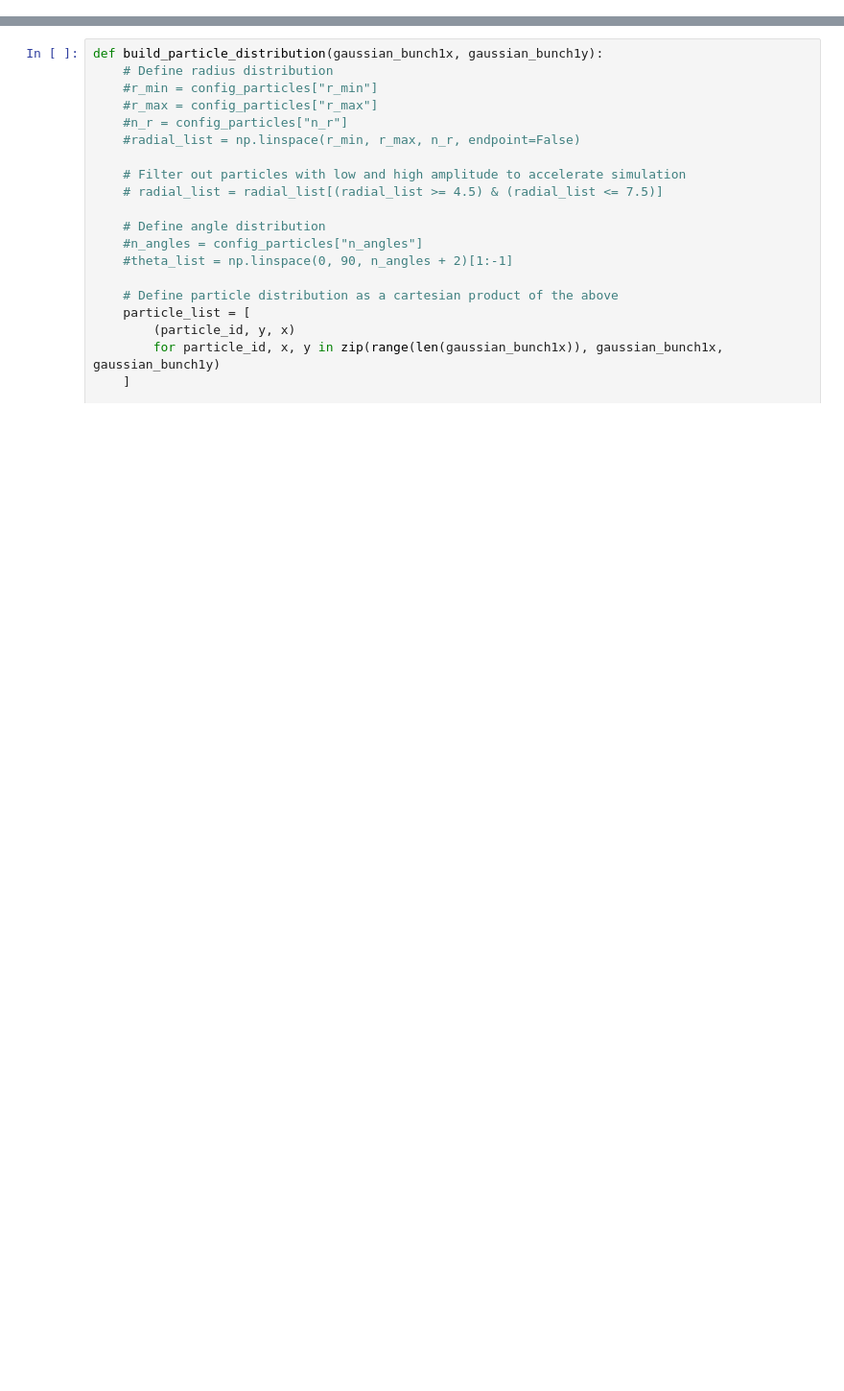
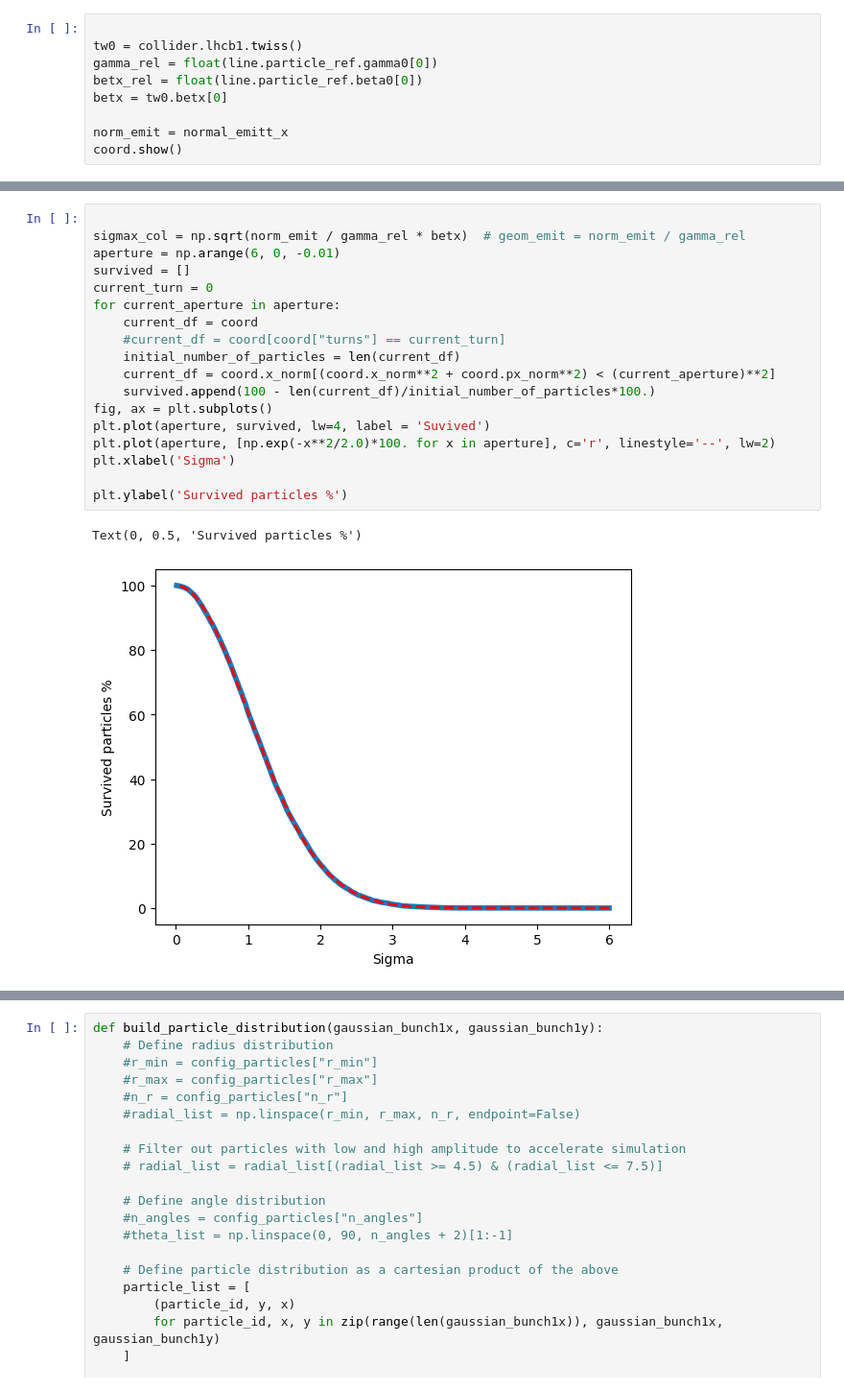
Before and after one commit to aradosla/Distribution_study, a Jupyter notebook: master_study/master_jobs/1_build_distr_and_collider/Read_collider_distribution.ipynb, the cells around one changed output, grey strips where cells are left out. Shown at 96% size. Saved outputs shown, nothing was run; the diff lists cells and outputs as text; blank space fills up the shorter version.

```diff
--- a/master_study/master_jobs/1_build_distr_and_collider/Read_collider_distribution.ipynb
+++ b/master_study/master_jobs/1_build_distr_and_collider/Read_collider_distribution.ipynb
@@ -83,0 +392,9 @@ Done compiling ContextCpu kernels.
+# %%
+
+tw0 = collider.lhcb1.twiss()
+gamma_rel = float(line.particle_ref.gamma0[0])
+betx_rel = float(line.particle_ref.beta0[0])
+betx = tw0.betx[0]
+
+norm_emit = normal_emitt_x
+coord.show()
@@ -83,0 +430,21 @@ Done compiling ContextCpu kernels.
+# %%
+
+sigmax_col = np.sqrt(norm_emit / gamma_rel * betx)  # geom_emit = norm_emit / gamma_rel
+aperture = np.arange(6, 0, -0.01)
+survived = []
+current_turn = 0
+for current_aperture in aperture:
+    current_df = coord
+    #current_df = coord[coord["turns"] == current_turn]
+    initial_number_of_particles = len(current_df)
+    current_df = coord.x_norm[(coord.x_norm**2 + coord.px_norm**2) < (current_aperture)**2]
+    survived.append(100 - len(current_df)/initial_number_of_particles*100.)
+fig, ax = plt.subplots()
+plt.plot(aperture, survived, lw=4, label = 'Suvived')
+plt.plot(aperture, [np.exp(-x**2/2.0)*100. for x in aperture], c='r', linestyle='--', lw=2)
+plt.xlabel('Sigma')
+
+plt.ylabel('Survived particles %')
+# %% [output]
+Text(0, 0.5, 'Survived particles %')
+[figure, added]
```
Also changed, not shown: parts of 63 cells of this notebook, 19 other files.
